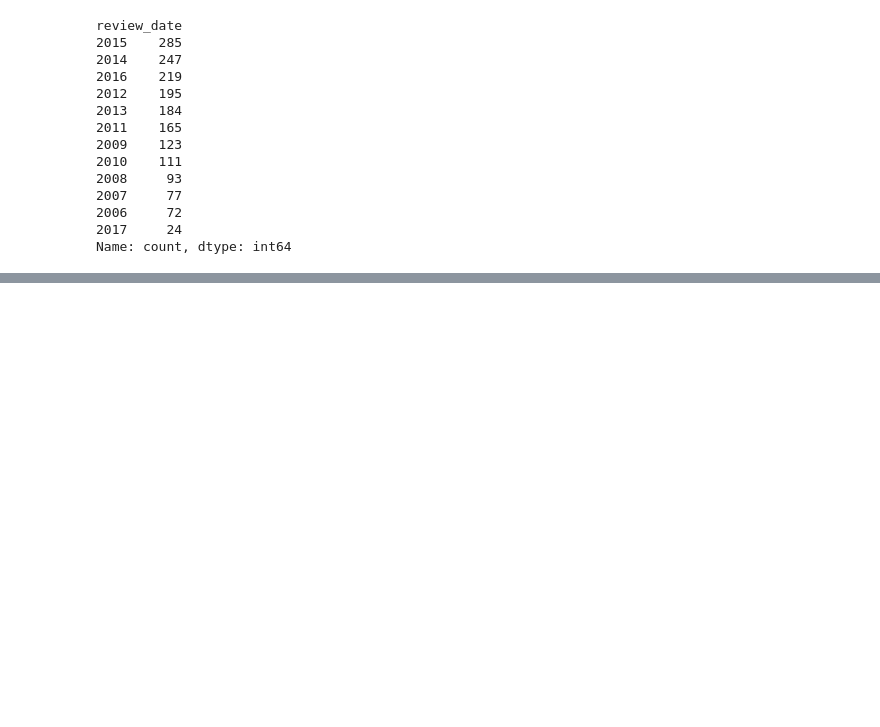
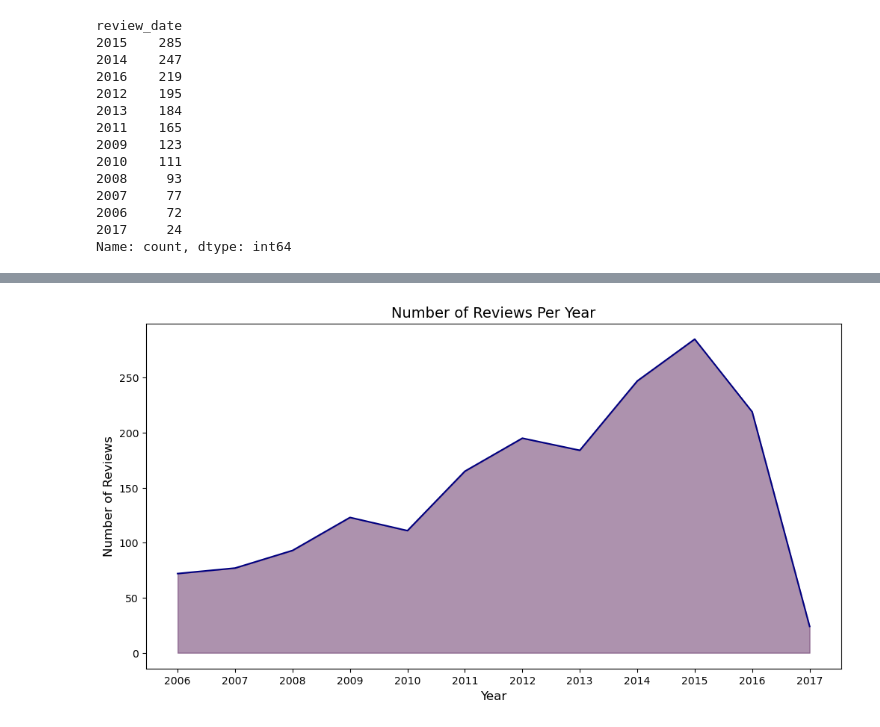
Before and after one commit to mmitry/project-1-group-02, a Jupyter notebook: eewimmer/chocolate_eewimmer.ipynb, the cells around one changed output, grey strips where cells are left out. Saved outputs shown, nothing was run; the diff lists cells and outputs as text; code cells hidden in the pictures; blank space fills up the shorter version.

```diff
--- a/eewimmer/chocolate_eewimmer.ipynb
+++ b/eewimmer/chocolate_eewimmer.ipynb
@@ -97,8 +94,0 @@ list(chocolate['bean_type'][0:5])
-# %%
-#replace ¬† with none
-def space(x):
-    if(x is "\xa0"):
-        return "None"
-
-chocolate['bean_type'] = chocolate['bean_type'].apply(space)
-chocolate.head()
@@ -112,3 +193,5 @@ chocolate.head()
+# %%
+chocolate['broad_bean_origin'] = chocolate['broad_bean_origin'].str.replace('.', '').apply(txt_prep)
 # %%
 #data to view the number of manufacturing companies per country
 chocolate['company_location'].value_counts()
@@ -751,0 +259,6 @@ Thx,
+# %%
+#make that into a dateframe with counts
+reviews = chocolate['review_date'].value_counts().reset_index()
+reviews.columns = ['review_date', 'count']
+sorted_reviews = reviews.sort_values(by='review_date', ascending=True)
+sorted_reviews.head()
@@ -751,0 +272,12 @@ Thx,
+# %%
+#bar chart to show how many reveiws per year
+plt.figure(figsize=(12, 6))
+plt.fill_between(sorted_reviews['review_date'], sorted_reviews['count'], color="#5C265F", alpha=0.5)  # Fill the area under the line
+plt.plot(sorted_reviews['review_date'], sorted_reviews['count'], color='navy')
+plt.title('Number of Reviews Per Year', fontsize=14)
+plt.xticks(sorted_reviews['review_date'])
+plt.xlabel('Year', fontsize=12)
+plt.ylabel('Number of Reviews', fontsize=12)
+plt.show()
+# %% [output]
+[figure, added]
```
Also changed, not shown: parts of 94 cells of this notebook.
